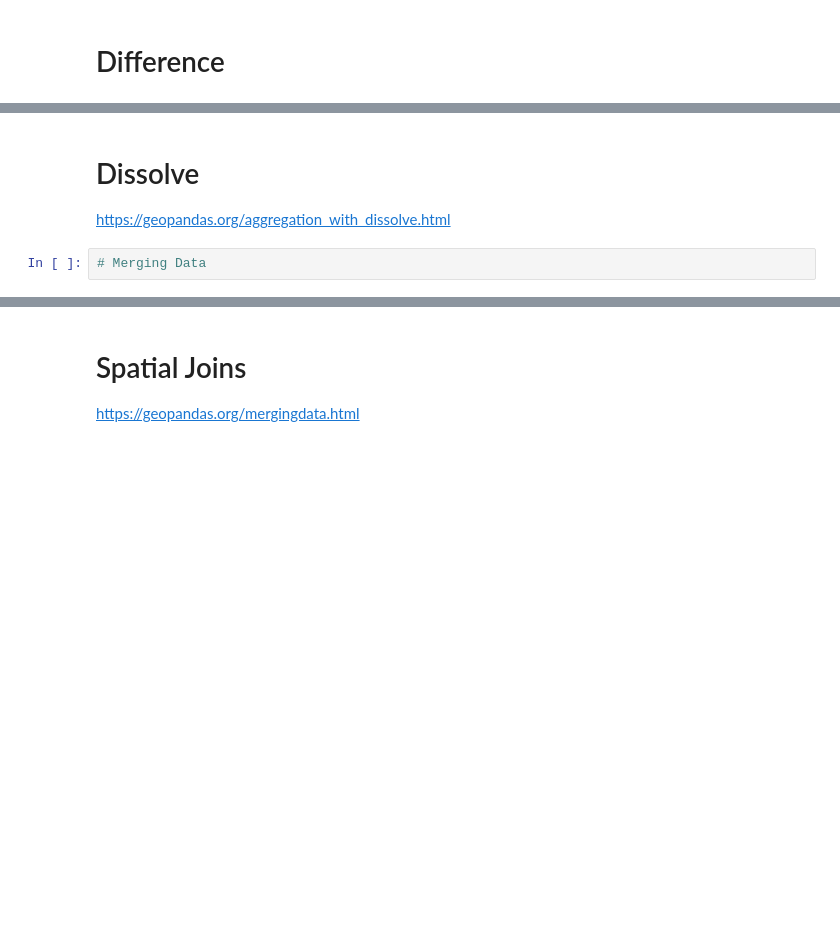
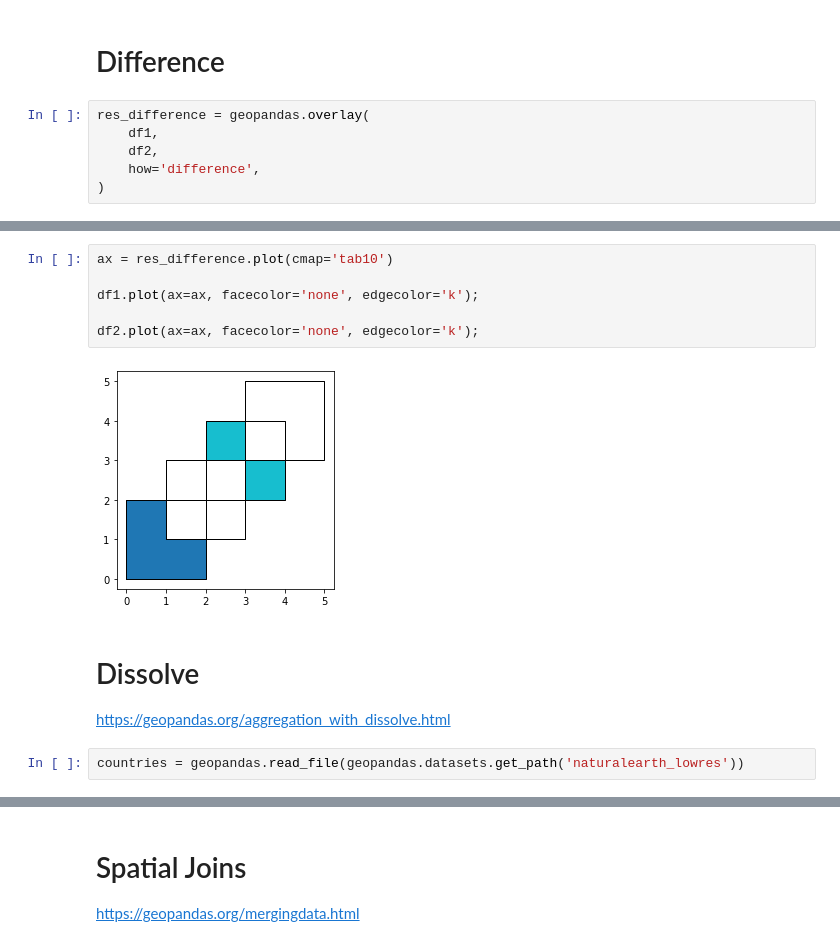
Before and after one commit to pratt-savi-810/pratt-savi-810-2020-03-lesson_05, a Jupyter notebook: completed/lesson_05_completed.ipynb, the cells around one changed output, grey strips where cells are left out. Saved outputs shown, nothing was run; the diff lists cells and outputs as text; blank space fills up the shorter version.

```diff
--- a/completed/lesson_05_completed.ipynb
+++ b/completed/lesson_05_completed.ipynb
@@ -356,2 +486,8 @@ https://geopandas.org/set_operations.html#more-examples
 # %% [markdown]
 # Difference
+# %%
+res_difference = geopandas.overlay(
+    df1,
+    df2,
+    how='difference',
+)
@@ -358,5 +500,13 @@ https://geopandas.org/set_operations.html#more-examples
+# %%
+ax = res_difference.plot(cmap='tab10')
+
+df1.plot(ax=ax, facecolor='none', edgecolor='k');
+
+df2.plot(ax=ax, facecolor='none', edgecolor='k');
+# %% [output]
+[figure, added]
 # %% [markdown]
 # Dissolve
 https://geopandas.org/aggregation_with_dissolve.html
-# %%
-# Merging Data
+# %%
+countries = geopandas.read_file(geopandas.datasets.get_path('naturalearth_lowres'))
```
Also changed, not shown: parts of 73 cells of this notebook, 1 other file.
